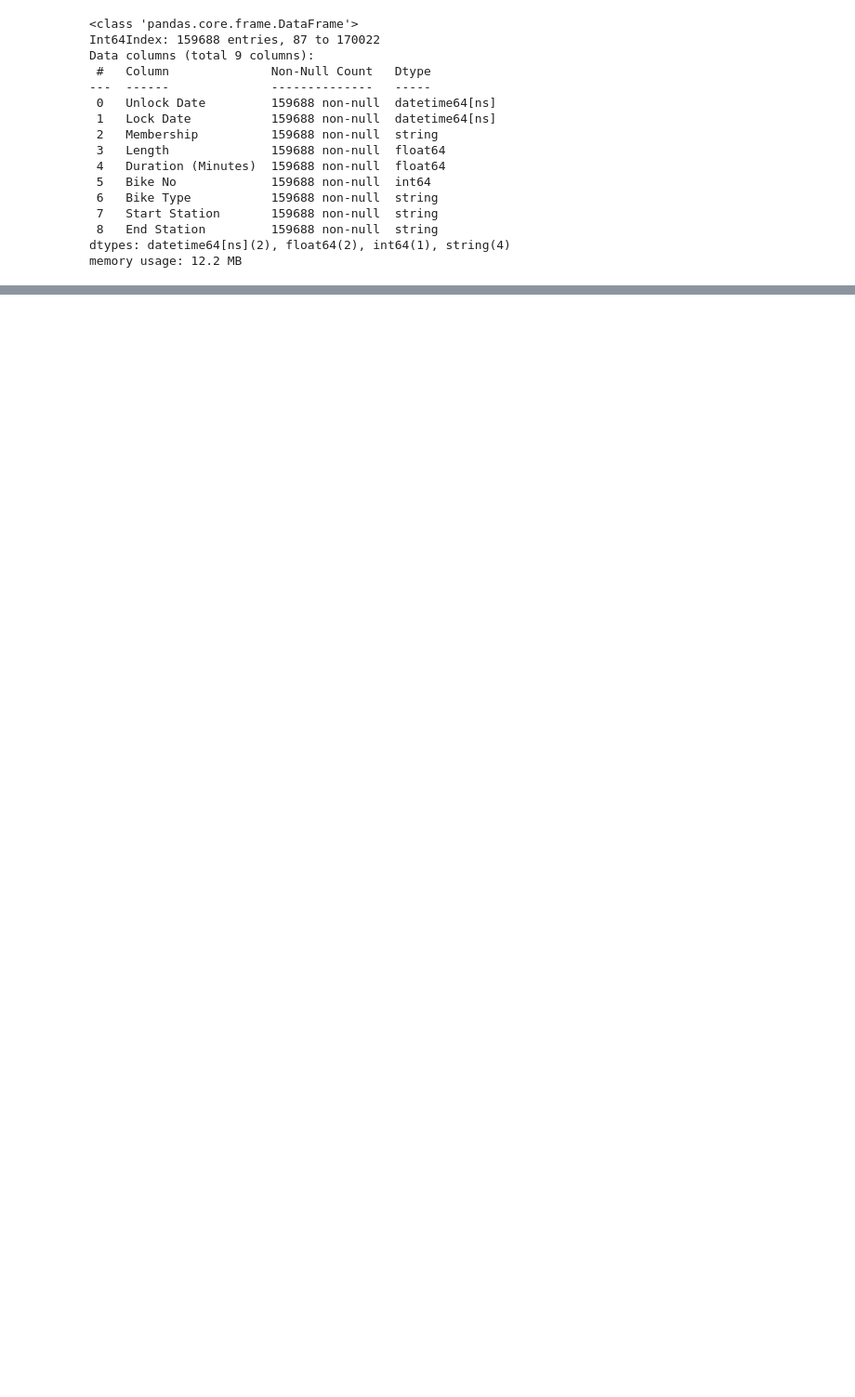
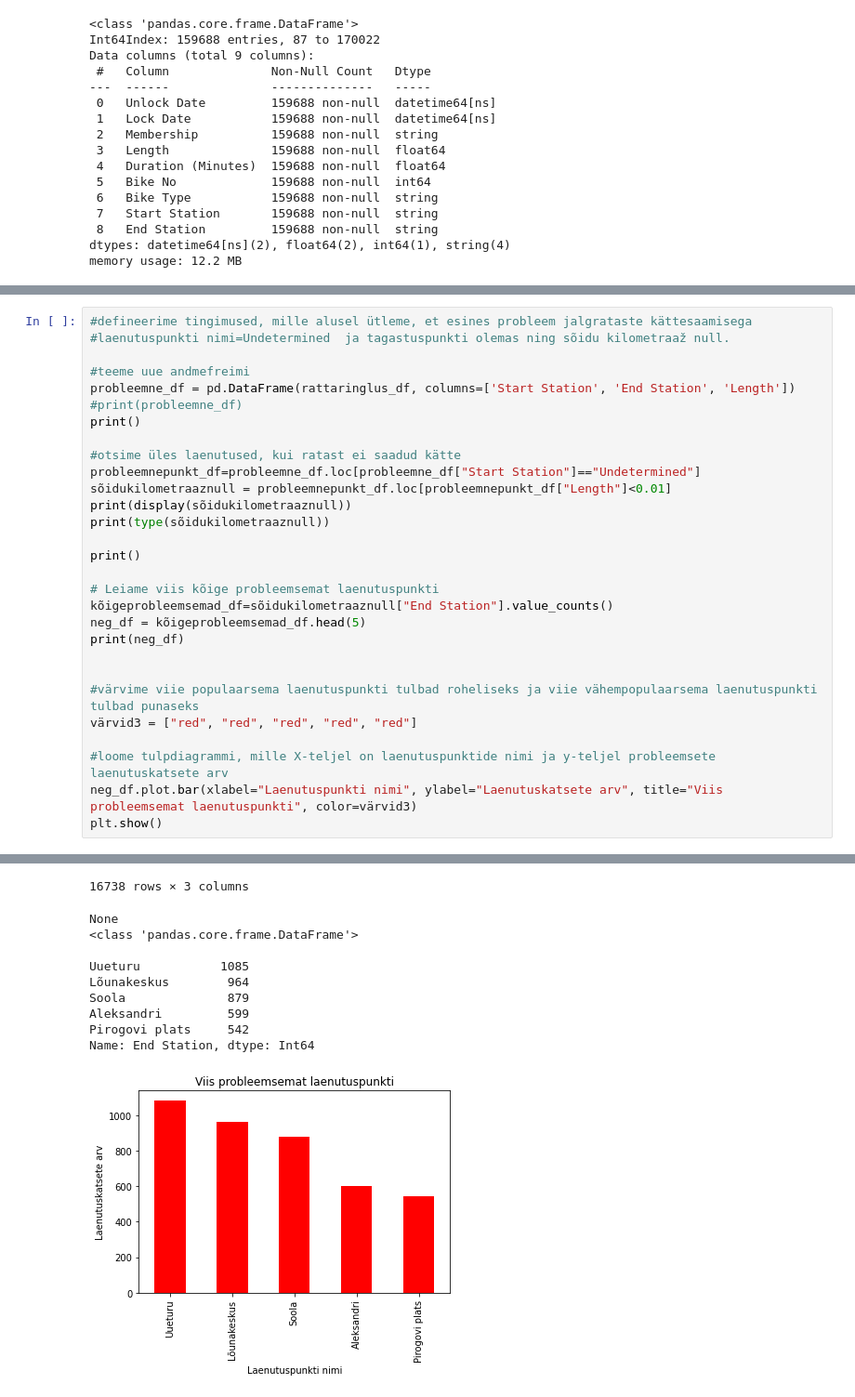
Before and after one commit to dlohmus/rattaringlus, a Jupyter notebook: Tartu_rattaringlus.ipynb, the cells around one changed output, grey strips where cells are left out. Shown at 93% size. Drawn from its saved outputs; the diff is of its cells as text; blank space fills up the shorter version.

```diff
--- a/Tartu_rattaringlus.ipynb
+++ b/Tartu_rattaringlus.ipynb
@@ -250,0 +373,30 @@ Name: Start Station, dtype: Int64
+# %%
+#defineerime tingimused, mille alusel ütleme, et esines probleem jalgrataste kättesaamisega
+#laenutuspunkti nimi=Undetermined  ja tagastuspunkti olemas ning sõidu kilometraaž null.
+
+#teeme uue andmefreimi
+probleemne_df = pd.DataFrame(rattaringlus_df, columns=['Start Station', 'End Station', 'Length'])
+#print(probleemne_df)
+print()
+
+#otsime üles laenutused, kui ratast ei saadud kätte
+probleemnepunkt_df=probleemne_df.loc[probleemne_df["Start Station"]=="Undetermined"]
+sõidukilometraaznull = probleemnepunkt_df.loc[probleemnepunkt_df["Length"]<0.01]
+print(display(sõidukilometraaznull))
+print(type(sõidukilometraaznull))
+
+print()
+
+# Leiame viis kõige probleemsemat laenutuspunkti
+kõigeprobleemsemad_df=sõidukilometraaznull["End Station"].value_counts()
+neg_df = kõigeprobleemsemad_df.head(5)
+print(neg_df)
+
+
+#värvime viie populaarsema laenutuspunkti tulbad roheliseks ja viie vähempopulaarsema laenutuspunkti tulbad punaseks
+värvid3 = ["red", "red", "red", "red", "red"]
+
+#loome tulpdiagrammi, mille X-teljel on laenutuspunktide nimi ja y-teljel probleemsete laenutuskatsete arv
+neg_df.plot.bar(xlabel="Laenutuspunkti nimi", ylabel="Laenutuskatsete arv", title="Viis probleemsemat laenutuspunkti", color=värvid3)
+plt.show()
+# %% [output]
@@ -250,0 +415,11 @@ Name: Start Station, dtype: Int64
+16738 rows × 3 columns
+None
+<class 'pandas.core.frame.DataFrame'>
+
+Uueturu           1085
+Lõunakeskus        964
+Soola              879
+Aleksandri         599
+Pirogovi plats     542
+Name: End Station, dtype: Int64
+[figure, added]
```
Also changed, not shown: parts of 15 cells of this notebook.
